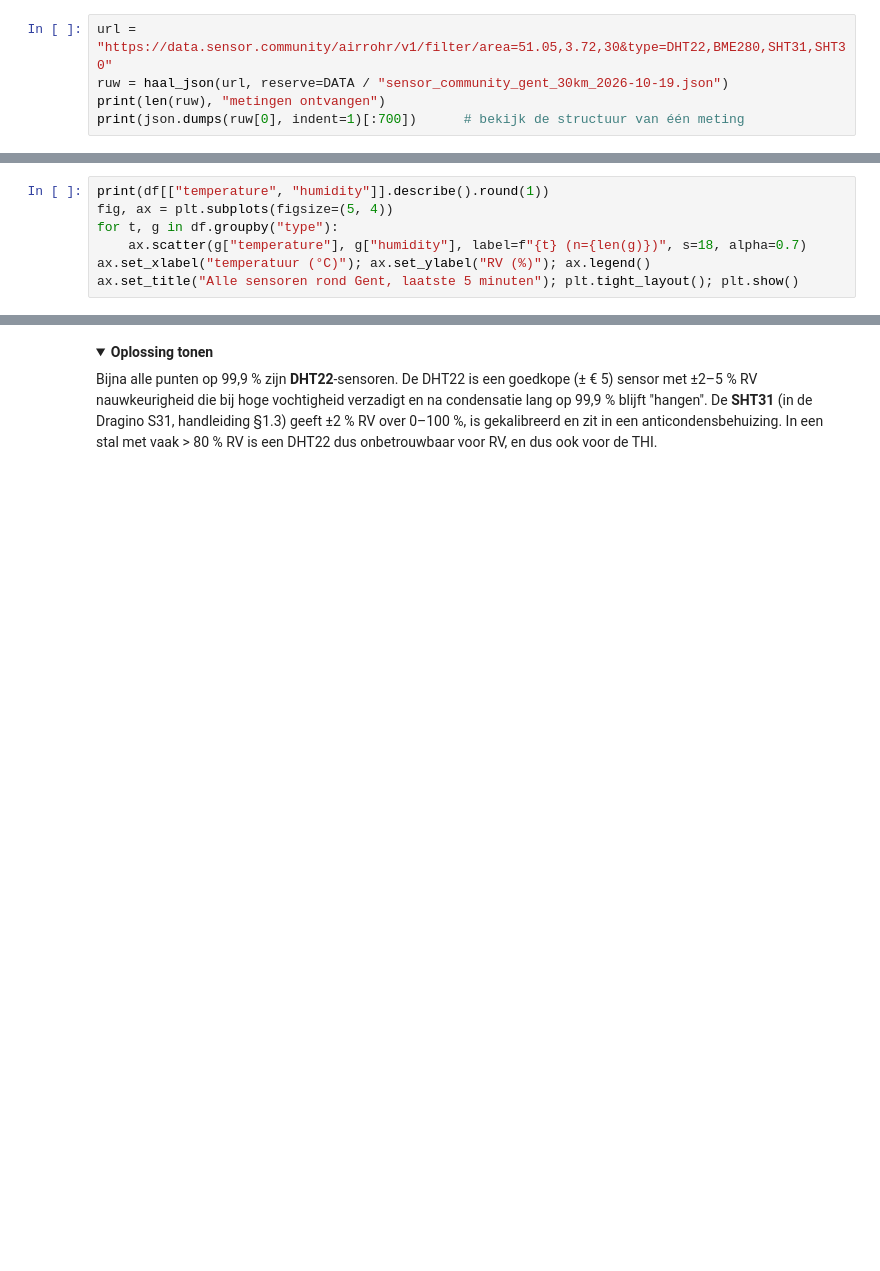
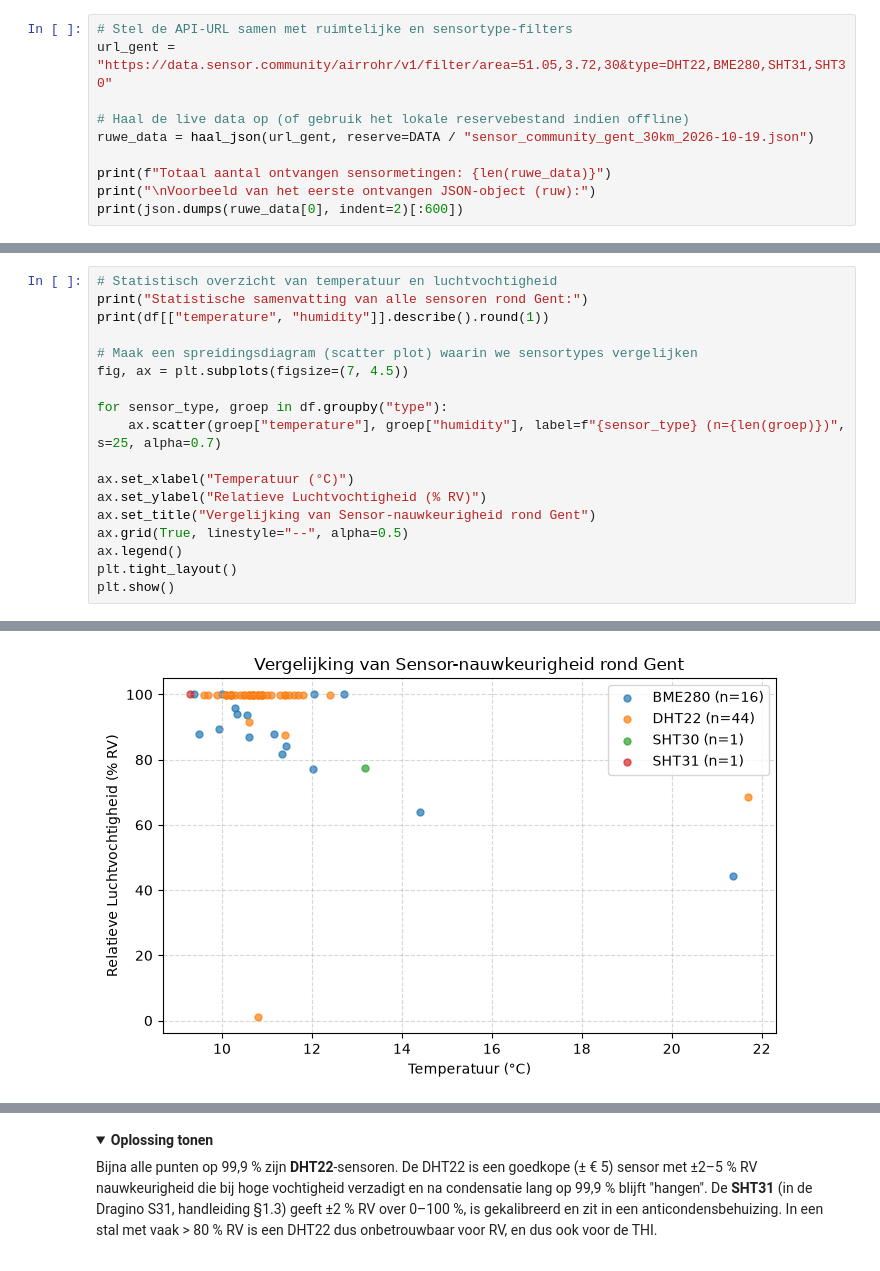
Before and after one commit to lanupro-analytics/IoT-practicum, a Jupyter notebook: notebooks/03_echte_sensoren_via_http.ipynb, the cells around one changed output, grey strips where cells are left out. Drawn from its saved outputs; the diff is of its cells as text; folded sections open; blank space fills up the shorter version.

```diff
--- a/notebooks/03_echte_sensoren_via_http.ipynb
+++ b/notebooks/03_echte_sensoren_via_http.ipynb
@@ -36,5 +71,10 @@ De API van Sensor.Community: `https://data.sensor.community/airrohr/v1/filter/<f
 # %%
-url = "https://data.sensor.community/airrohr/v1/filter/area=51.05,3.72,30&type=DHT22,BME280,SHT31,SHT30"
-ruw = haal_json(url, reserve=DATA / "sensor_community_gent_30km_2026-10-19.json")
-print(len(ruw), "metingen ontvangen")
-print(json.dumps(ruw[0], indent=1)[:700])      # bekijk de structuur van één meting
+# Stel de API-URL samen met ruimtelijke en sensortype-filters
+url_gent = "https://data.sensor.community/airrohr/v1/filter/area=51.05,3.72,30&type=DHT22,BME280,SHT31,SHT30"
+
+# Haal de live data op (of gebruik het lokale reservebestand indien offline)
+ruwe_data = haal_json(url_gent, reserve=DATA / "sensor_community_gent_30km_2026-10-19.json")
+
+print(f"Totaal aantal ontvangen sensormetingen: {len(ruwe_data)}")
+print("\nVoorbeeld van het eerste ontvangen JSON-object (ruw):")
+print(json.dumps(ruwe_data[0], indent=2)[:600])
@@ -62,7 +158,19 @@ df.head()
 # %%
+# Statistisch overzicht van temperatuur en luchtvochtigheid
+print("Statistische samenvatting van alle sensoren rond Gent:")
 print(df[["temperature", "humidity"]].describe().round(1))
-fig, ax = plt.subplots(figsize=(5, 4))
-for t, g in df.groupby("type"):
-    ax.scatter(g["temperature"], g["humidity"], label=f"{t} (n={len(g)})", s=18, alpha=0.7)
-ax.set_xlabel("temperatuur (°C)"); ax.set_ylabel("RV (%)"); ax.legend()
-ax.set_title("Alle sensoren rond Gent, laatste 5 minuten"); plt.tight_layout(); plt.show()
+
+# Maak een spreidingsdiagram (scatter plot) waarin we sensortypes vergelijken
+fig, ax = plt.subplots(figsize=(7, 4.5))
+
+for sensor_type, groep in df.groupby("type"):
+    ax.scatter(groep["temperature"], groep["humidity"], label=f"{sensor_type} (n={len(groep)})", s=25, alpha=0.7)
+
+ax.set_xlabel("Temperatuur (°C)")
+ax.set_ylabel("Relatieve Luchtvochtigheid (% RV)")
+ax.set_title("Vergelijking van Sensor-nauwkeurigheid rond Gent")
+ax.grid(True, linestyle="--", alpha=0.5)
+ax.legend()
+plt.tight_layout()
+plt.show()
+# %% [output]
@@ -68,0 +187 @@ ax.set_title("Alle sensoren rond Gent, laatste 5 minuten"); plt.tight_layout();
+[figure, added]
```
Also changed, not shown: parts of 28 cells of this notebook, 4 other files.
